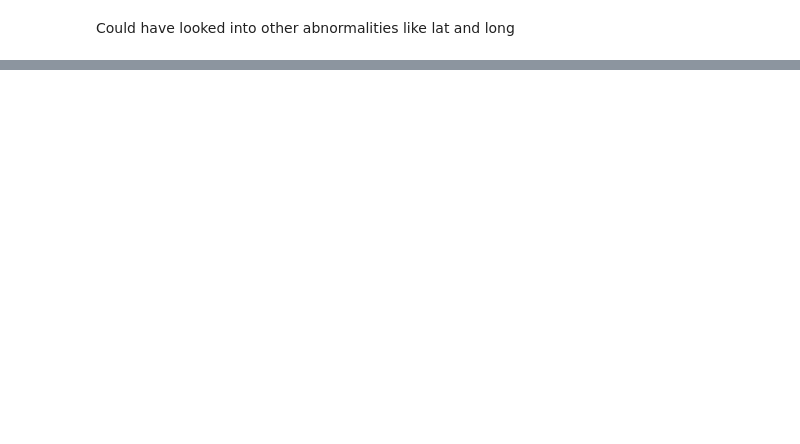
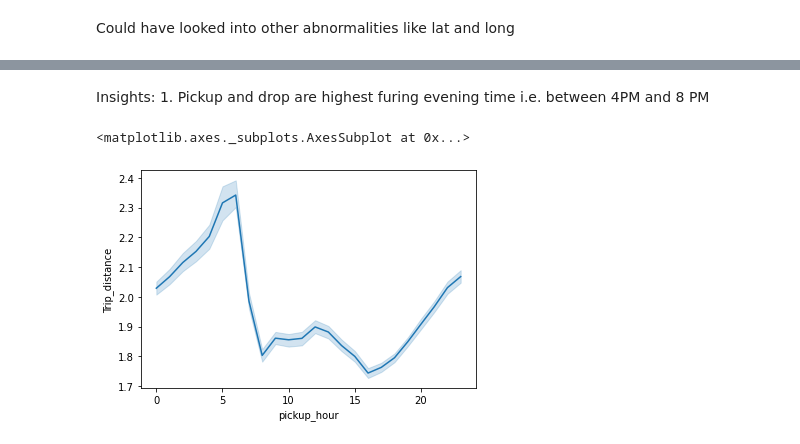
Before and after one commit to Rishabhjuneja/NYC-Taxi, a Jupyter notebook: exploartion_pyspark.ipynb, the cells around one changed output, grey strips where cells are left out. Drawn from its saved outputs; the diff is of its cells as text; code cells hidden in the pictures; blank space fills up the shorter version.

```diff
--- a/exploartion_pyspark.ipynb
+++ b/exploartion_pyspark.ipynb
@@ -345,0 +390,7 @@ AttributeError: ignored
+# %% [markdown]
+Insights: 1. Pickup and drop are highest furing evening time i.e. between 4PM and 8 PM
+# %%
+sns.lineplot(data=taxi_data_no_outlier_pandas, x="pickup_hour", y="Trip_distance")
+# %% [output]
+<matplotlib.axes._subplots.AxesSubplot at 0x...>
+[figure, added]
```
Also changed, not shown: parts of 23 cells of this notebook.
